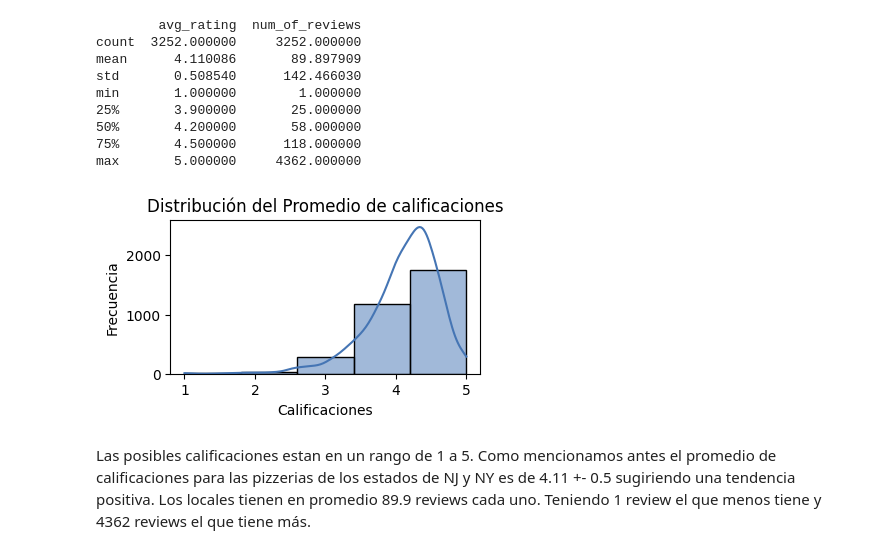
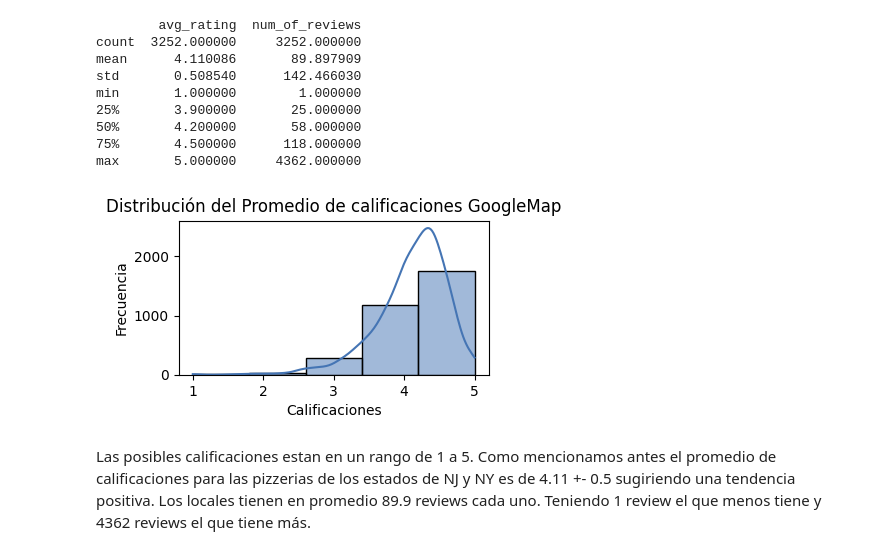
Before and after one commit to victoriariso/Henry_DS_ProyectoFinal, a Jupyter notebook: EDA.ipynb, the cells around one changed output. Cells and saved outputs as stored; diff of their text form; code cells hidden in the pictures.

```diff
--- a/EDA.ipynb
+++ b/EDA.ipynb
@@ -54,13 +54,13 @@ max       5.000000     4362.000000
 # %%
 # Distribution of ratings
 plt.figure(figsize=(4,2))
 sns.histplot(df_gm_pizza_NJNY['avg_rating'], bins=5, kde=True, color='#4575b4')
-plt.title("Distribución del Promedio de calificaciones")
+plt.title("Distribución del Promedio de calificaciones GoogleMap")
 plt.xlabel("Calificaciones")
 plt.ylabel("Frecuencia")
 plt.show()
 # %% [output]
-[figure, old version]
+[figure, new version]
 # %% [markdown]
 Las posibles calificaciones estan en un rango de 1 a 5. Como mencionamos antes el promedio de calificaciones para las pizzerias de los estados de NJ y NY es de 4.11 +- 0.5 sugiriendo una tendencia positiva. </br>
 Los locales tienen en promedio 89.9 reviews cada uno. Teniendo 1 review el que menos tiene y 4362 reviews el que tiene más.
```
Also changed, not shown: parts of 34 cells of this notebook, 6 other files.
